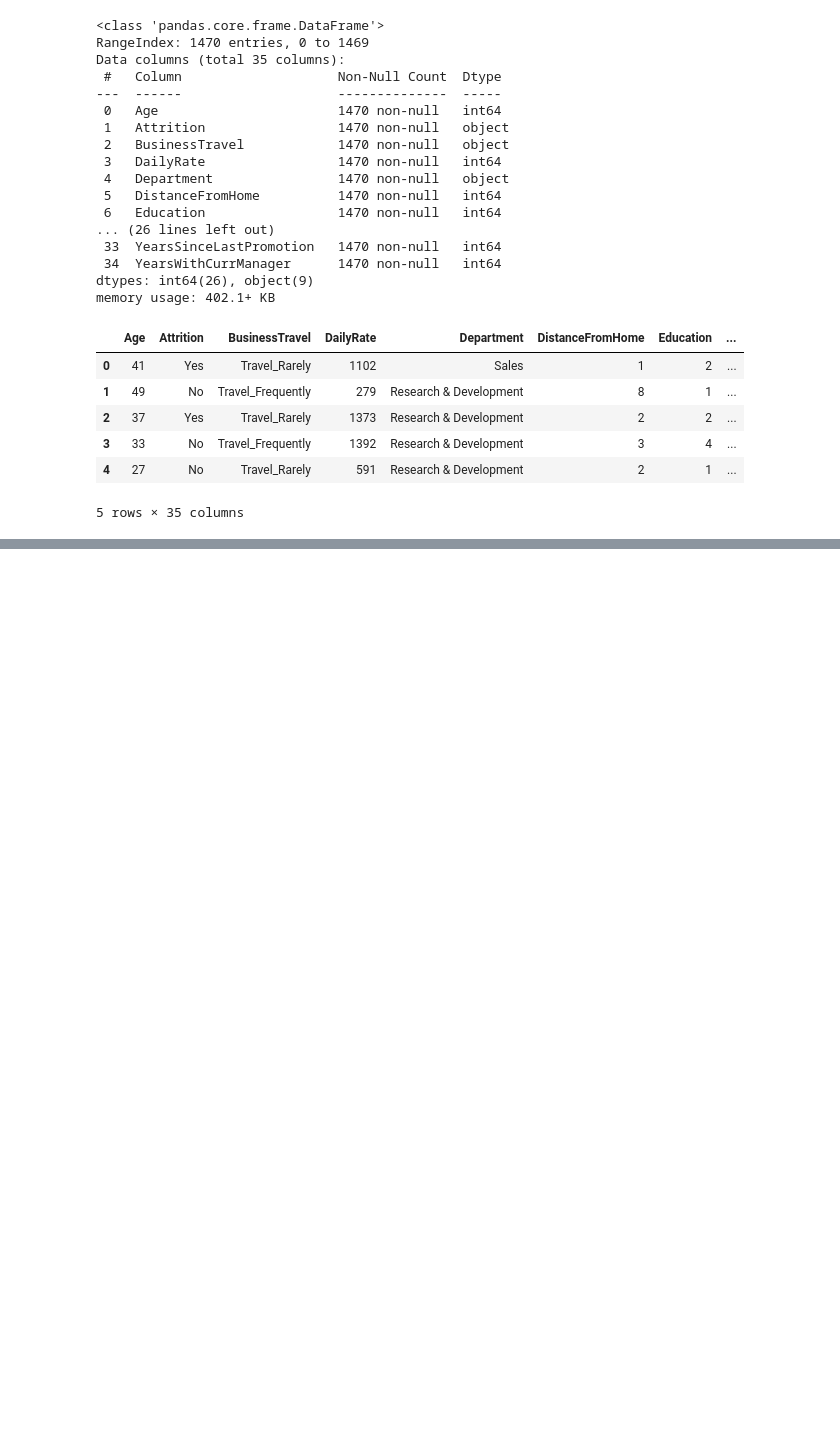
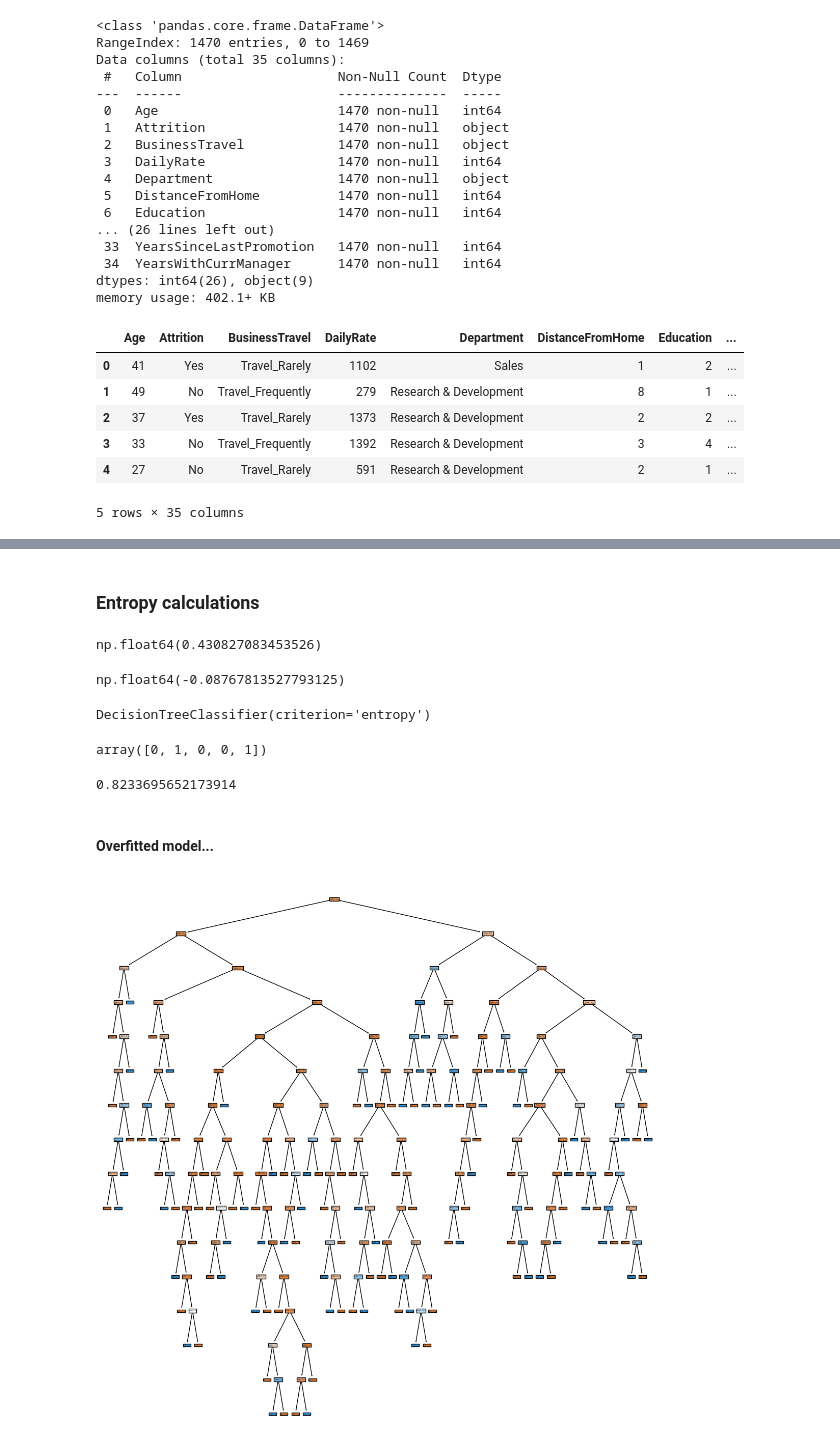
Before and after one commit to rrstats/Supervised-Algorithms, a Jupyter notebook: Decision Trees/Decision Trees.ipynb, the cells around one changed output, grey strips where cells are left out. Drawn from its saved outputs; the diff is of its cells as text; code cells hidden in the pictures; blank space fills up the shorter version.

```diff
--- a/Decision Trees/Decision Trees.ipynb
+++ b/Decision Trees/Decision Trees.ipynb
@@ -80,3 +136,15 @@ TypeError: Argument 'placement' has incorrect type (expected pandas._libs.intern
 # %%
-X_train.shape
+# Since we have class imbalance (i.e. more employees with turnover=0 than turnover=1)
+# let's use stratify=y to maintain the same ratio as in the training dataset when splitting the dataset
+from sklearn.model_selection import train_test_split
+X_train, X_test, y_train, y_test = train_test_split(df,
+                                                    target,
+                                                    test_size=0.25,
+                                                    random_state=7,
+                                                    stratify=target)
+
+print("Number transactions X_train dataset: ", X_train.shape)
+print("Number transactions y_train dataset: ", y_train.shape)
+print("Number transactions X_test dataset: ", X_test.shape)
+print("Number transactions y_test dataset: ", y_test.shape)
 # %% [output]
@@ -83,0 +155,6 @@ NameError: name 'X_train' is not defined
+# %%
+import category_encoders as ce
+
+ce_target = ce.TargetEncoder(cols = ['EducationField', 'JobRole'])
+X_train = ce_target.fit_transform(X_train, y_train)
+X_test = ce_target.transform(X_test)
@@ -83,0 +191,10 @@ NameError: name 'X_train' is not defined
+# %% [markdown]
+### Entropy calculations
+# %%
+-np.log2(1/6)/6
+# %% [output]
+np.float64(0.430827083453526)
+# %%
+(1/6)*(np.log2(1/6)) + (1/6)*(np.log2(5/6))
+# %% [output]
+np.float64(-0.08767813527793125)
@@ -83,0 +203,25 @@ NameError: name 'X_train' is not defined
+# %%
+model = DecisionTreeClassifier(criterion = 'entropy')
+# %%
+model.fit(X_train, y_train)
+# %% [output]
+DecisionTreeClassifier(criterion='entropy')
+# %%
+y_pred = model.predict(X_test)
+y_pred[:5]
+# %% [output]
+array([0, 1, 0, 0, 1])
+# %%
+model.score(X_test, y_test)
+# %% [output]
+0.8233695652173914
+# %% [markdown]
+#### Overfitted model...
+# %%
+#Add the semi-colon!
+from sklearn.tree import plot_tree
+
+plt.figure(figsize=(14,14))
+plot_tree(model, filled = True);
+# %% [output]
+[figure, added]
```
Also changed, not shown: parts of 26 cells of this notebook.
